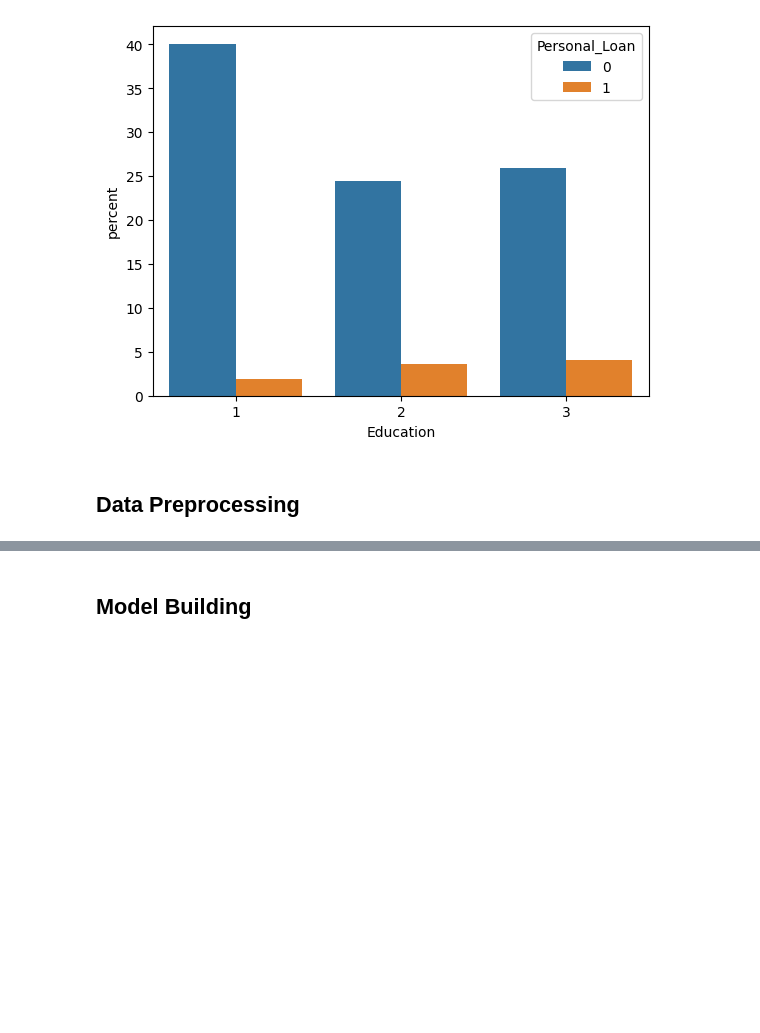
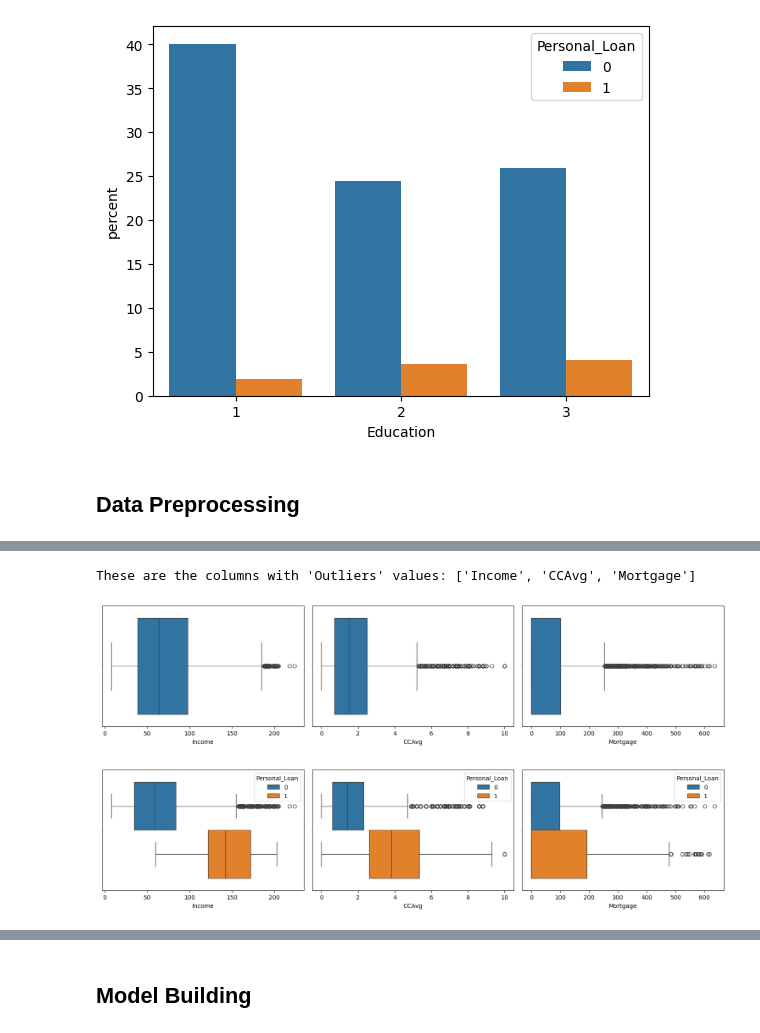
Before and after one commit to Celsius1313/AdvancedAnalyticsML01, a Jupyter notebook: ML_Project_Loan_Prediction_Celsio_Cosme.ipynb, the cells around one changed output, grey strips where cells are left out. Cells and saved outputs as stored; diff of their text form; code cells hidden in the pictures; blank space fills up the shorter version.

```diff
--- a/ML_Project_Loan_Prediction_Celsio_Cosme.ipynb
+++ b/ML_Project_Loan_Prediction_Celsio_Cosme.ipynb
@@ -416,0 +418,11 @@ sns.countplot(df, x="Education", stat="percent", hue="Personal_Loan");
+# %%
+# Calculate IQR (Inter Quartile)
+Q1 = df[numerical_columns[1:]].quantile(0.25)
+Q3 = df[numerical_columns[1:]].quantile(0.75)
+IQR = Q3- Q1
+
+lower_whisker = Q1 - 1.5*IQR
+upper_whisker = Q3 + 1.5*IQR
+
+((df[numerical_columns[1:]] < lower_whisker) | (df[numerical_columns[1:]] > upper_whisker)).sum() / df.shape[0] * 100
+# We have a little percentage of Outliers in: "Income", "CCAvg", "Mortgage".
@@ -416,0 +437,23 @@ sns.countplot(df, x="Education", stat="percent", hue="Personal_Loan");
+# %%
+# Creating a list with the Outliers Columns to Treat the Outliers in those columns, but only validating the numerical columns, without the "ID" column
+outliers_Columns = list(
+    df[numerical_columns[1:]].columns[(((df[numerical_columns[1:]] < lower_whisker) | (df[numerical_columns[1:]] > upper_whisker)).sum() / df.shape[0] > 0)]
+    )
+
+print("These are the columns with 'Outliers' values:", outliers_Columns)
+
+plt.figure(figsize=(15,10))
+for index, column in enumerate(outliers_Columns):
+    plt.subplot(3, 3, index+1)
+    sns.boxplot(df, x=column)
+    plt.tight_layout();
+
+plt.figure(figsize=(15,10))
+for index, column in enumerate(outliers_Columns):
+    plt.subplot(3, 3, index+1)
+    sns.boxplot(df, x=column, hue="Personal_Loan")
+    plt.tight_layout();
+# %% [output]
+These are the columns with 'Outliers' values: ['Income', 'CCAvg', 'Mortgage']
+[figure, added]
+[figure, added]
```
Also changed, not shown: parts of 60 cells of this notebook.
